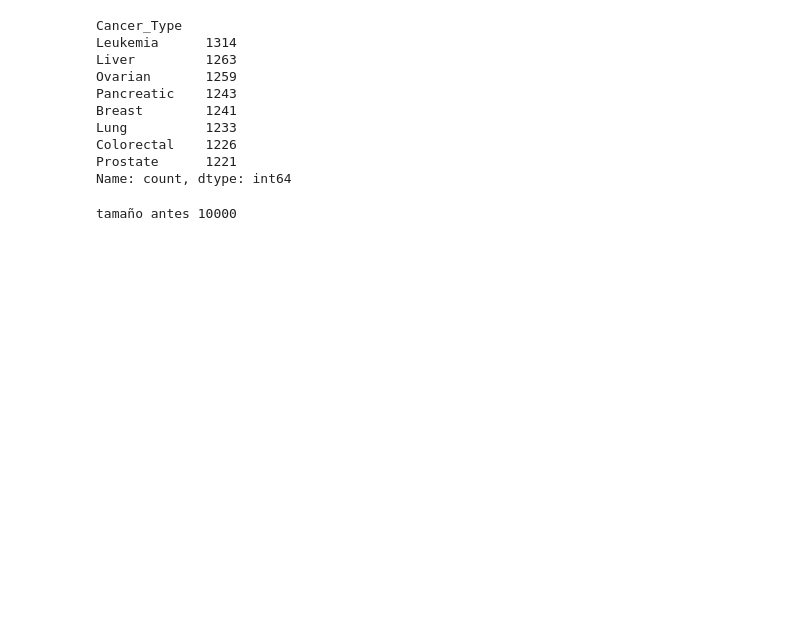
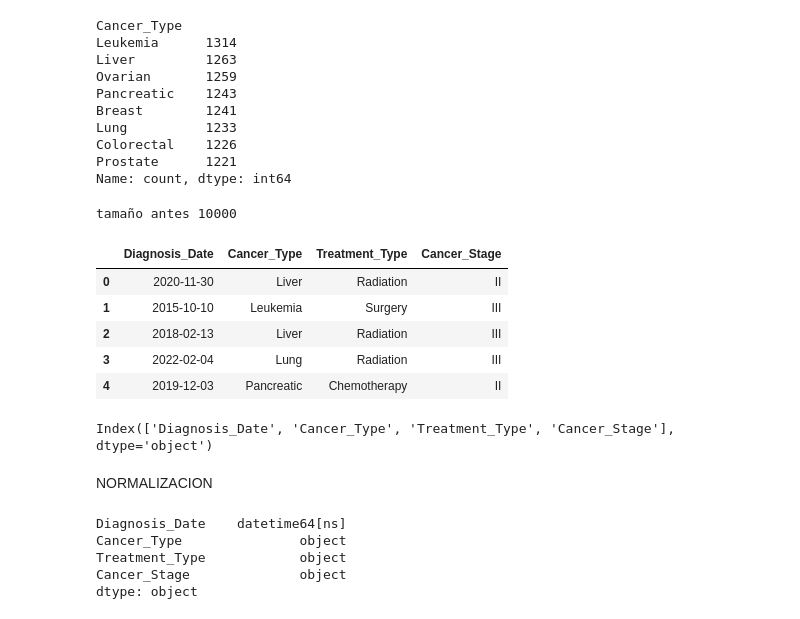
Before and after one commit to Estebanaj/Proyecto_IA_CAIRE, a Jupyter notebook: EDA/EDA.ipynb, the cells around one changed output. Saved outputs shown, nothing was run; the diff lists cells and outputs as text; code cells hidden in the pictures; blank space fills up the shorter version.

```diff
--- a/EDA/EDA.ipynb
+++ b/EDA/EDA.ipynb
@@ -109,5 +109,6 @@ df['Diagnosis_Date'].value_counts().plot(kind='bar', color='skyblue', edgecolor=
 df['Diagnosis_Date'] = pd.to_datetime(df['Diagnosis_Date'], errors='coerce', dayfirst=True)
 
 # Extraer el año y el mes
+df['date'] = df['Diagnosis_Date'].dt.date
 df['year'] = df['Diagnosis_Date'].dt.year
 df['month'] = df['Diagnosis_Date'].dt.month
@@ -136,3 +139,28 @@ Name: count, dtype: int64
 print("tamaño antes" , df.shape[0])
 # %% [output]
 tamaño antes 10000
+# %%
+df_clean = df[['Diagnosis_Date', 'Cancer_Type', 'Treatment_Type', 'Cancer_Stage']]
+# %%
+df_clean.head()
+# %% [output]
+|  | Diagnosis_Date | Cancer_Type | Treatment_Type | Cancer_Stage |
+| 0 | 2020-11-30 | Liver | Radiation | II |
+| 1 | 2015-10-10 | Leukemia | Surgery | III |
+| 2 | 2018-02-13 | Liver | Radiation | III |
+| 3 | 2022-02-04 | Lung | Radiation | III |
+| 4 | 2019-12-03 | Pancreatic | Chemotherapy | II |
+# %%
+df_clean.columns
+# %% [output]
+Index(['Diagnosis_Date', 'Cancer_Type', 'Treatment_Type', 'Cancer_Stage'], dtype='object')
+# %% [markdown]
+NORMALIZACION
+# %%
+df_clean.dtypes
+# %% [output]
+Diagnosis_Date    datetime64[ns]
+Cancer_Type               object
+Treatment_Type            object
+Cancer_Stage              object
+dtype: object
```
Also changed, not shown: parts of 18 cells of this notebook.
